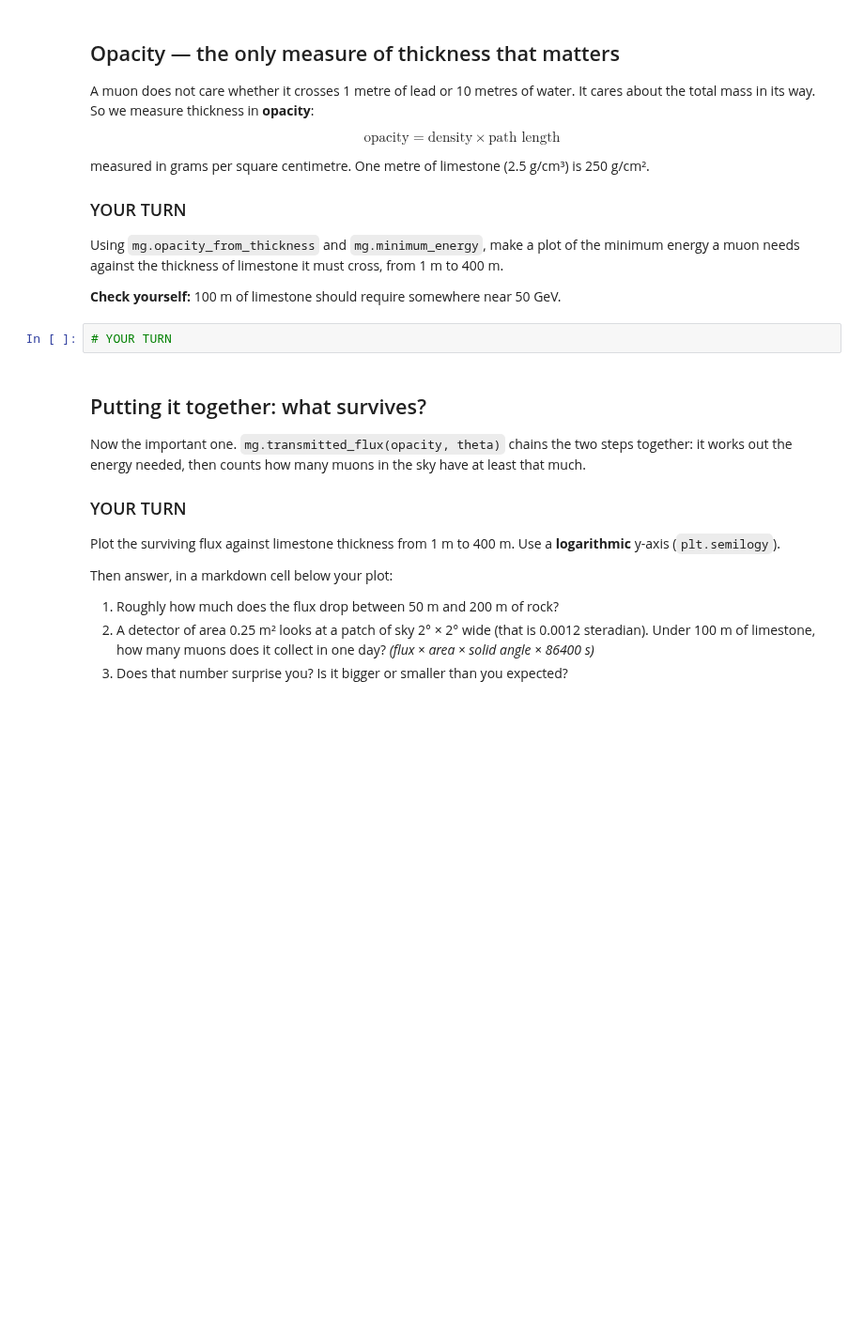
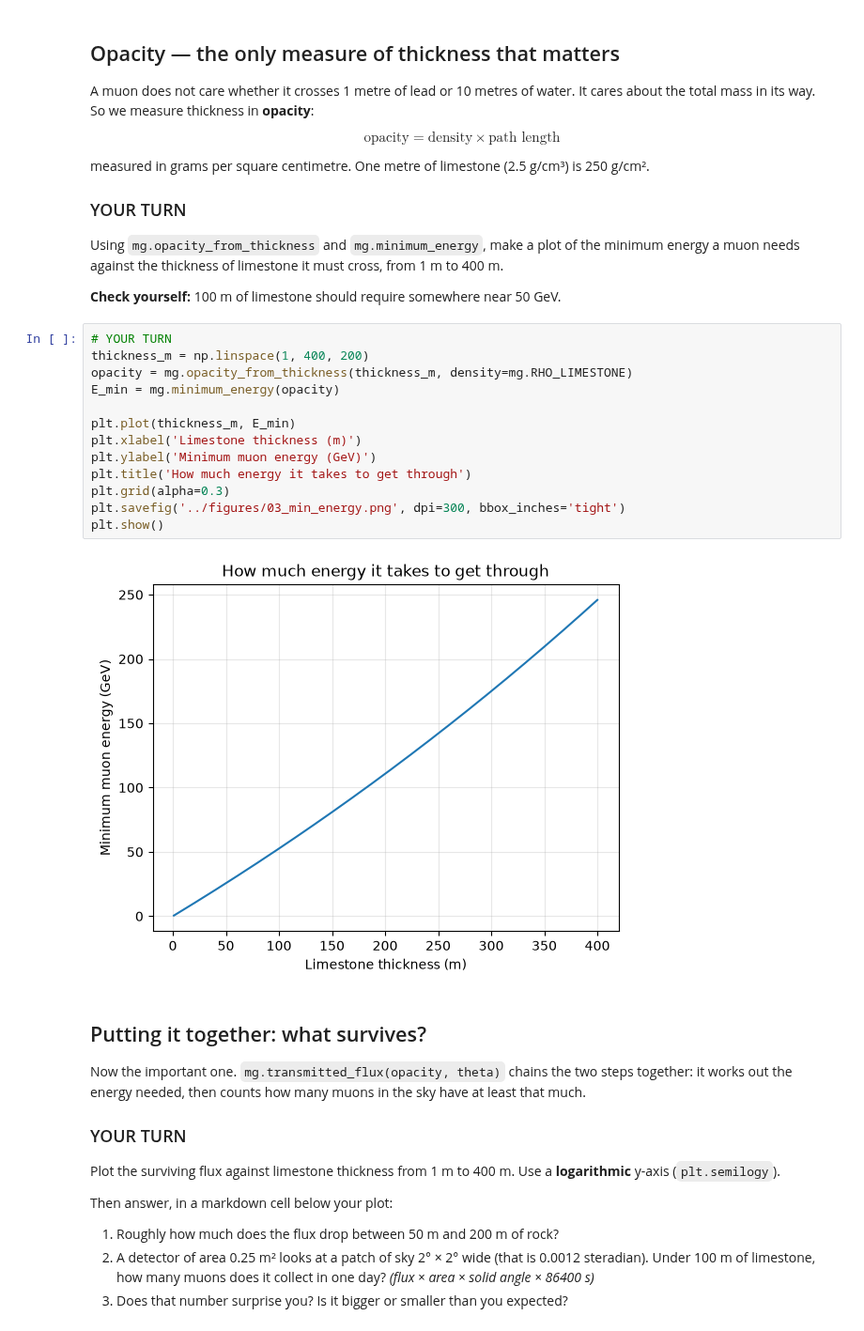
Before and after one commit to Evan-Lim/muography-project, a Jupyter notebook: evan-student-package/notebooks/01_muons_and_rock.ipynb, the cells around one changed output. Shown at 94% size. Cells and saved outputs as stored; diff of their text form; blank space fills up the shorter version.

Commit message:
figures

```diff
--- a/evan-student-package/notebooks/01_muons_and_rock.ipynb
+++ b/evan-student-package/notebooks/01_muons_and_rock.ipynb
@@ -69,6 +87,19 @@ from 1 m to 400 m.
 **Check yourself:** 100 m of limestone should require somewhere near 50 GeV.
 # %%
 # YOUR TURN
+thickness_m = np.linspace(1, 400, 200)
+opacity = mg.opacity_from_thickness(thickness_m, density=mg.RHO_LIMESTONE)
+E_min = mg.minimum_energy(opacity)
+
+plt.plot(thickness_m, E_min)
+plt.xlabel('Limestone thickness (m)')
+plt.ylabel('Minimum muon energy (GeV)')
+plt.title('How much energy it takes to get through')
+plt.grid(alpha=0.3)
+plt.savefig('../figures/03_min_energy.png', dpi=300, bbox_inches='tight')
+plt.show()
+# %% [output]
+[figure, added]
 # %% [markdown]
 ## Putting it together: what survives?
 
```
Also changed, not shown: parts of 10 cells of this notebook, 7 other files.
